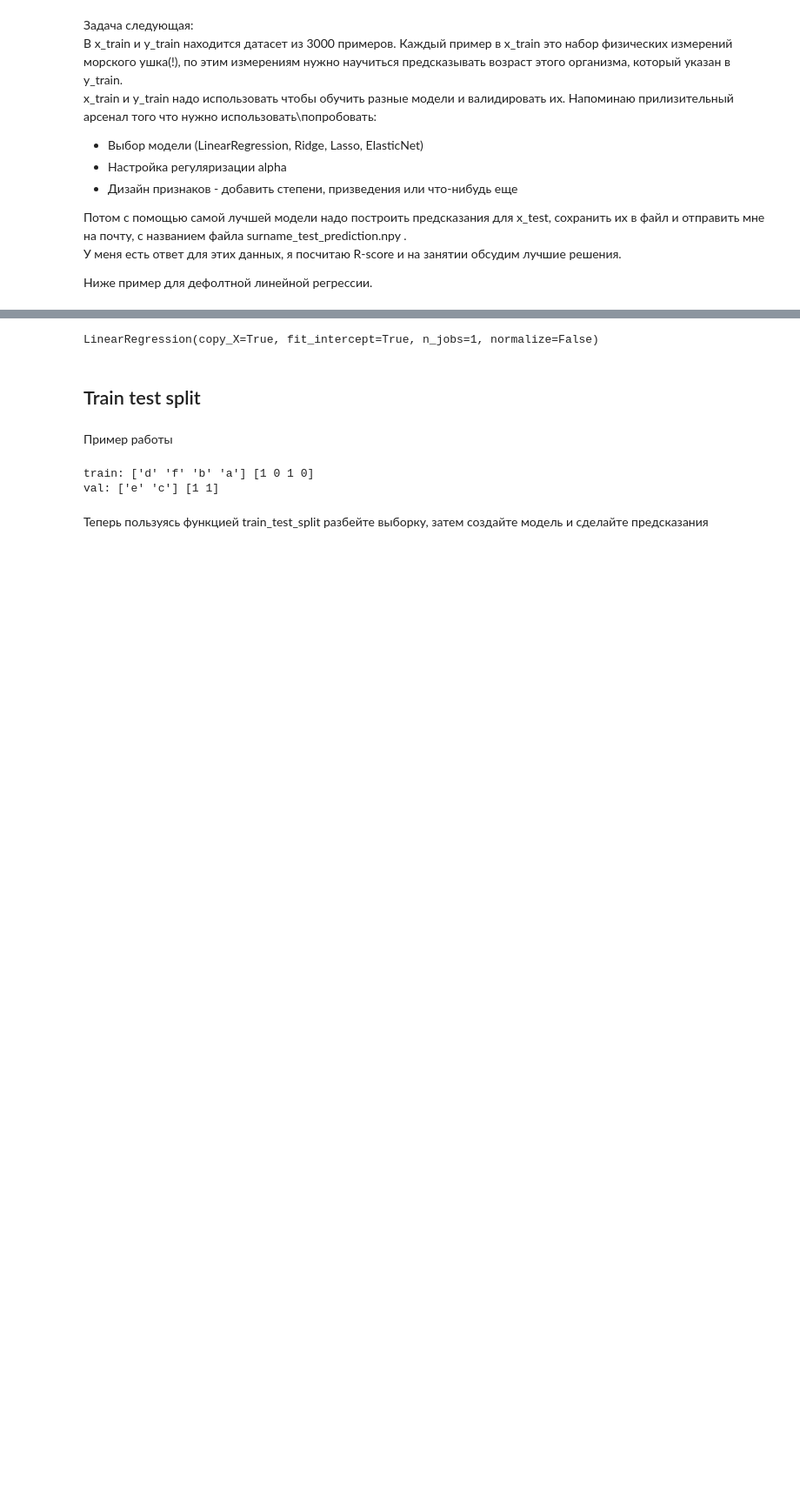
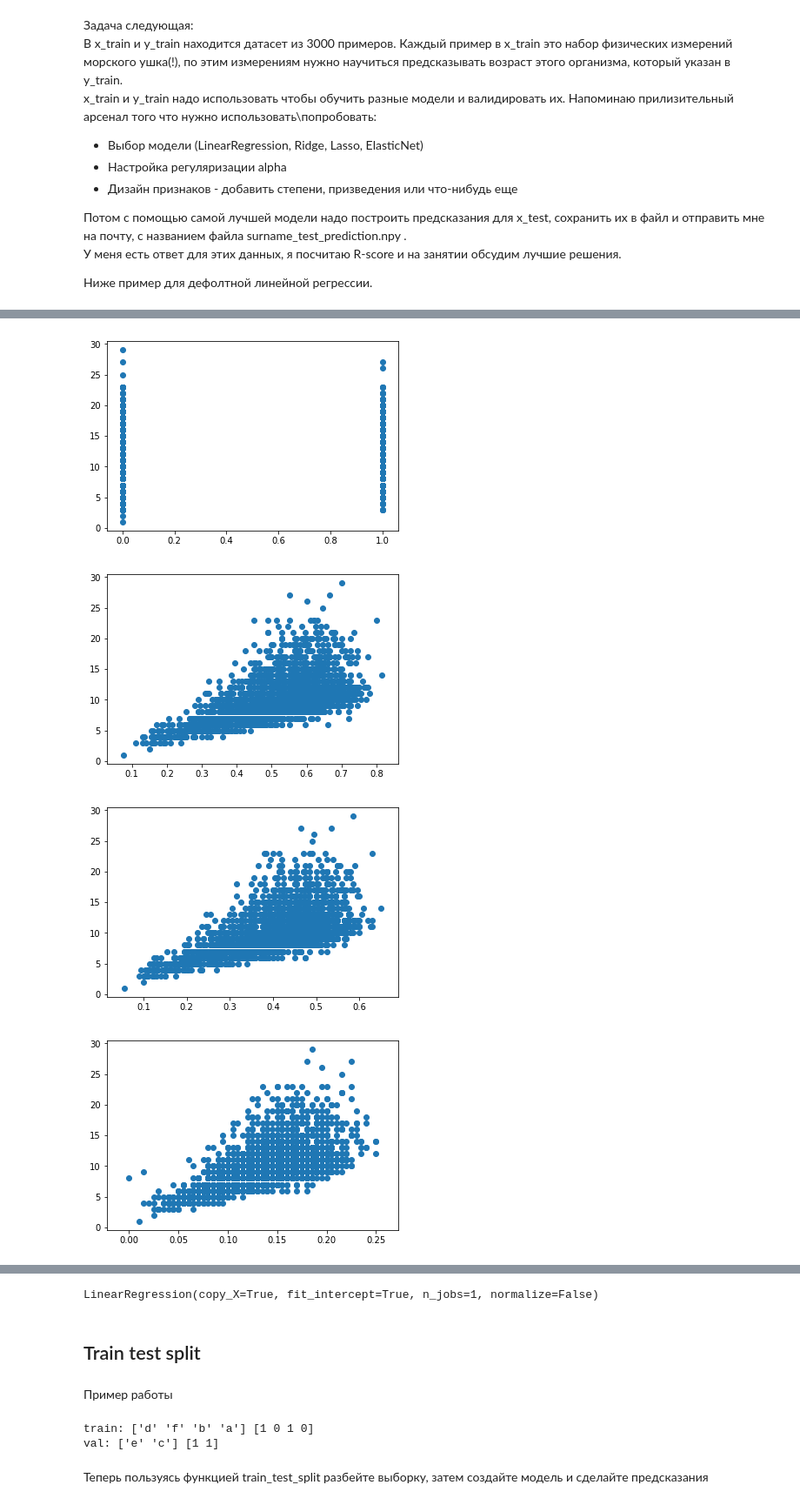
Before and after one commit to rykachevskiy/239, a Jupyter notebook: 2.Model_Selection/hometask/baseline.ipynb, the cells around one changed output, grey strips where cells are left out. Shown: that part at 87% size. Drawn from its saved outputs; the diff is of its cells as text; code cells hidden in the pictures; blank space fills up the shorter version.

```diff
--- a/2.Model_Selection/hometask/baseline.ipynb
+++ b/2.Model_Selection/hometask/baseline.ipynb
@@ -19,0 +53,9 @@ x_test = np.load('./data/x_test.npy')
+# %%
+for i in range(x_train.shape[1]):
+    plt.scatter(x_train[:,i], y_train)
+    plt.show()
+# %% [output]
+[figure, added]
+[figure, added]
+[figure, added]
+[figure, added]
```
Also changed, not shown: parts of 17 cells of this notebook, 3 other files.
